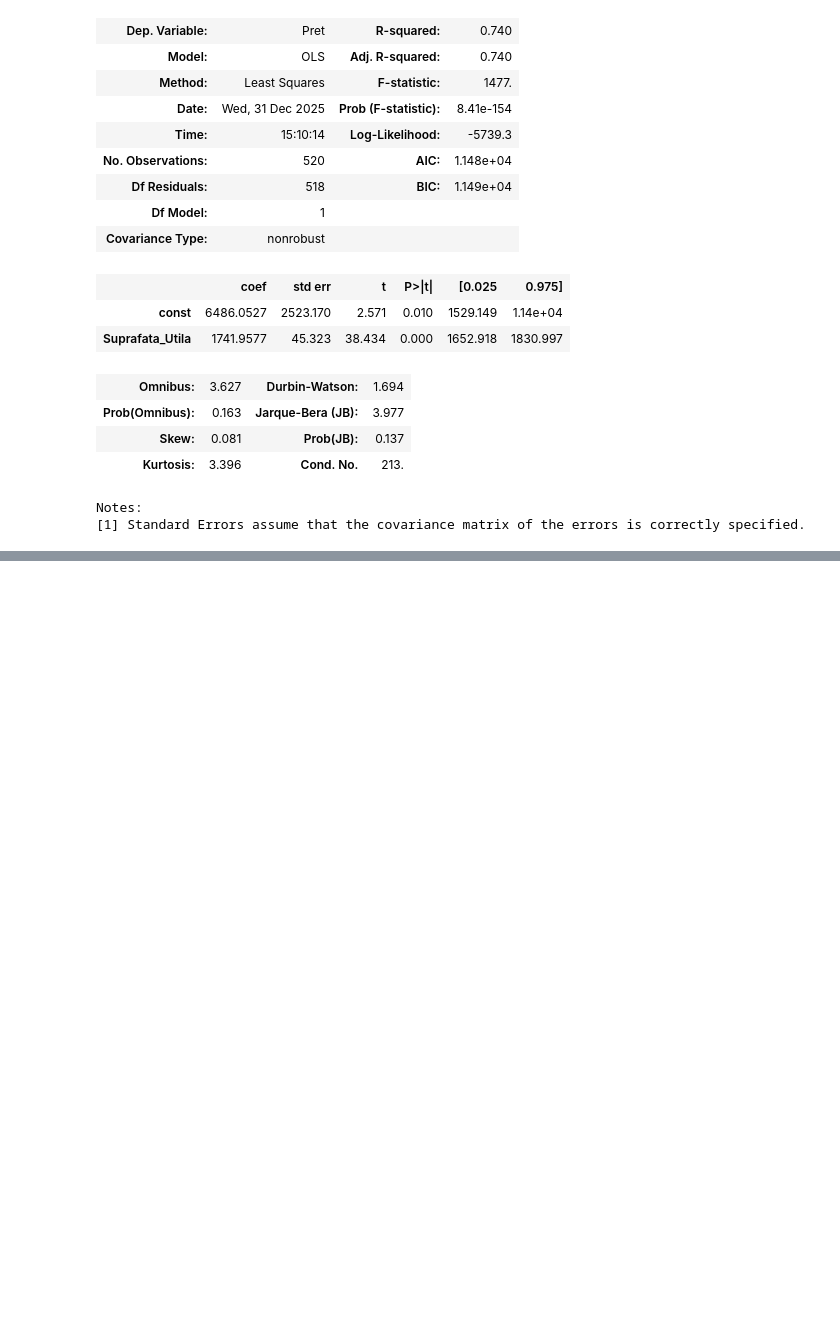
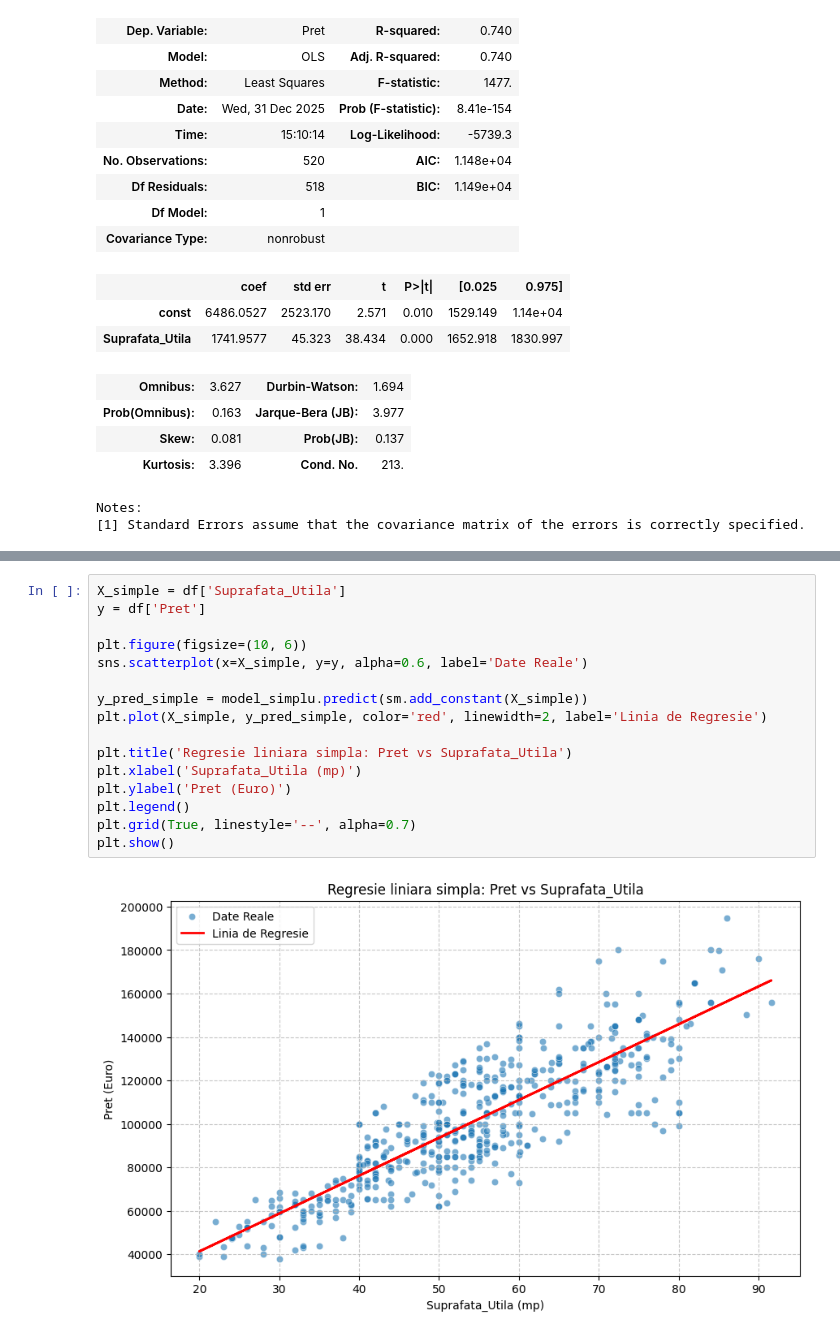
Before and after one commit to BejenaruIoanMatei/iasi-housing-market-analysis, a Jupyter notebook: notebooks/3_exploratory_analysis.ipynb, the cells around one changed output, grey strips where cells are left out. Saved outputs shown, nothing was run; the diff lists cells and outputs as text; blank space fills up the shorter version.

Commit message:
9: Regresie Liniara Simpla (Modelul 1)

```diff
--- a/notebooks/3_exploratory_analysis.ipynb
+++ b/notebooks/3_exploratory_analysis.ipynb
@@ -682,0 +711,18 @@ Notes:
+# %%
+X_simple = df['Suprafata_Utila']
+y = df['Pret']
+
+plt.figure(figsize=(10, 6))
+sns.scatterplot(x=X_simple, y=y, alpha=0.6, label='Date Reale')
+
+y_pred_simple = model_simplu.predict(sm.add_constant(X_simple))
+plt.plot(X_simple, y_pred_simple, color='red', linewidth=2, label='Linia de Regresie')
+
+plt.title('Regresie liniara simpla: Pret vs Suprafata_Utila')
+plt.xlabel('Suprafata_Utila (mp)')
+plt.ylabel('Pret (Euro)')
+plt.legend()
+plt.grid(True, linestyle='--', alpha=0.7)
+plt.show()
+# %% [output]
+[figure, added]
```
Also changed, not shown: parts of 3 cells of this notebook.
